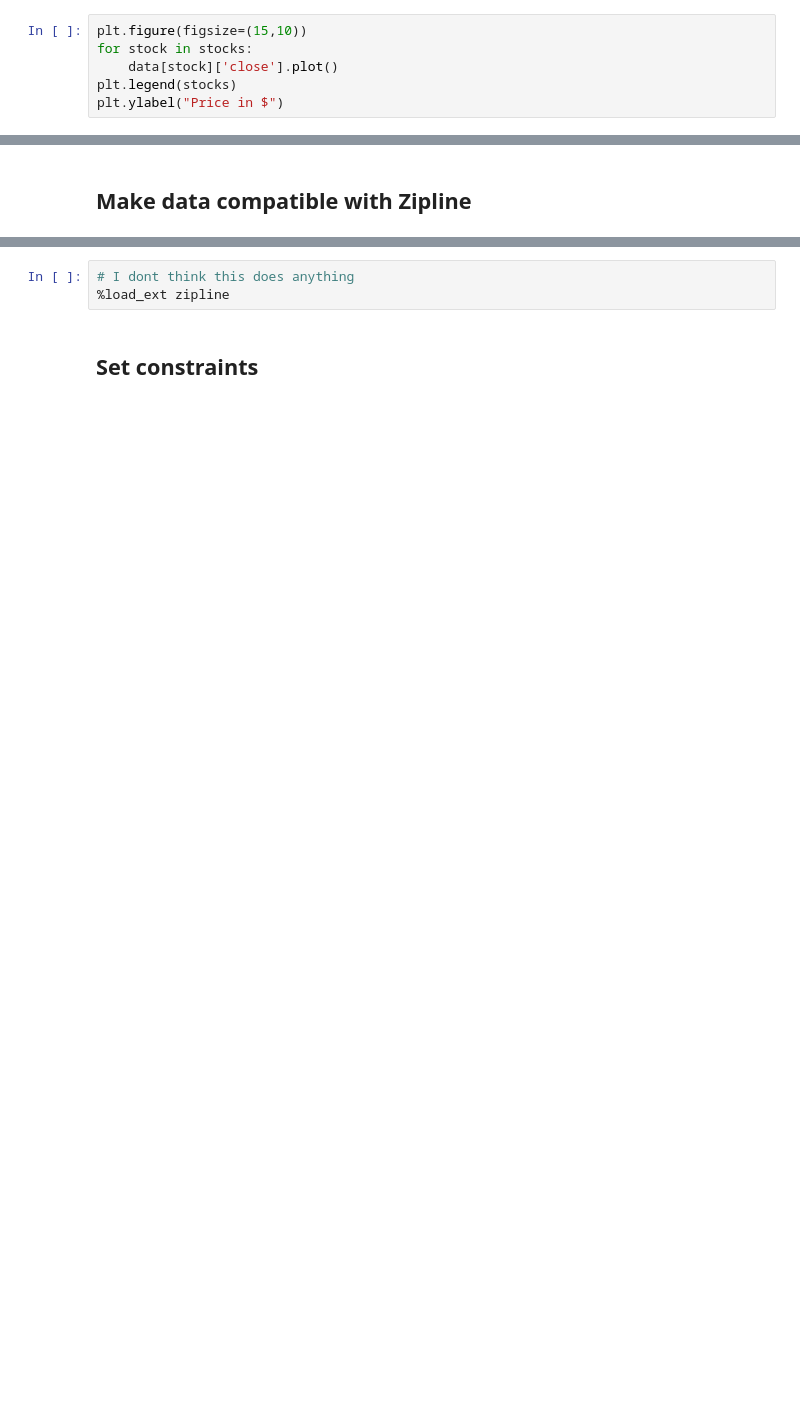
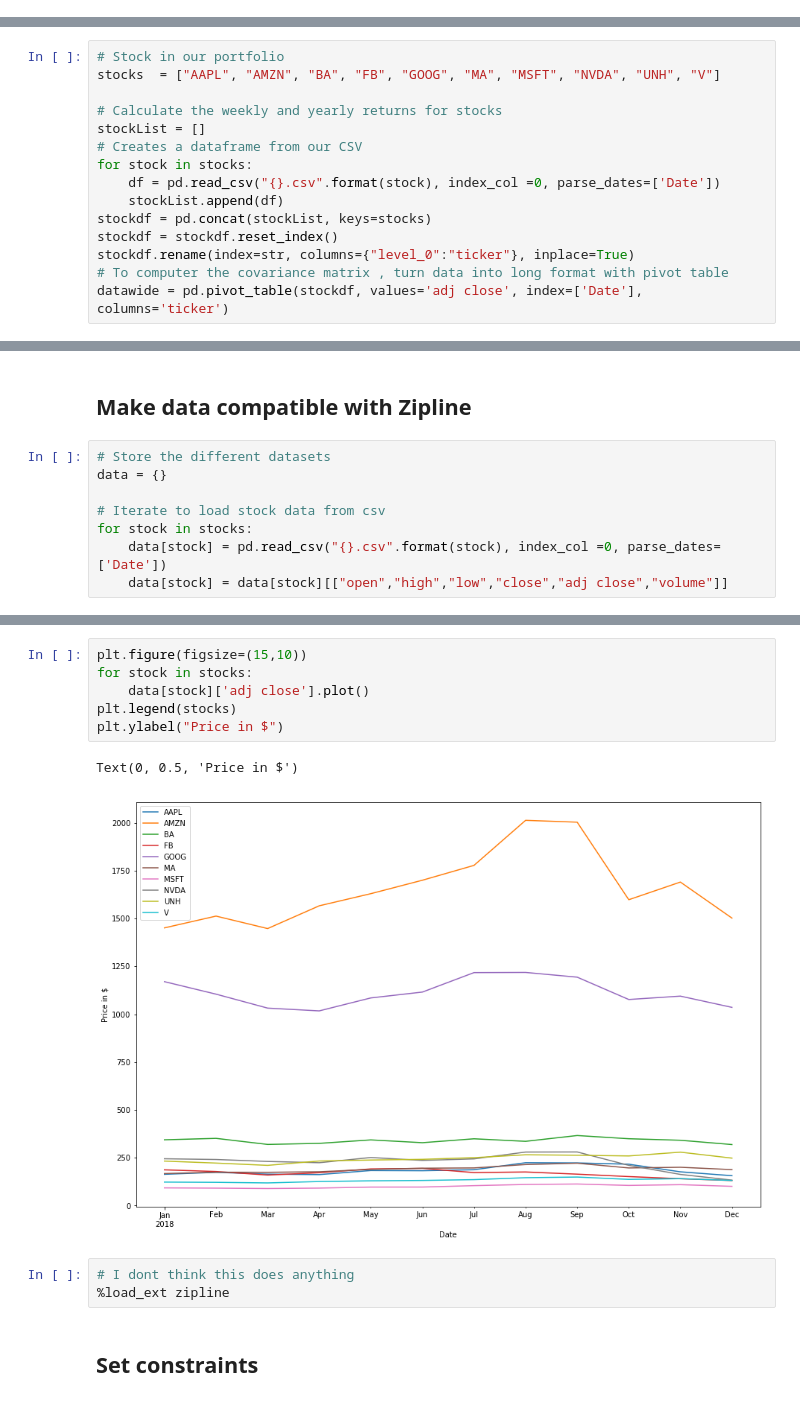
Before and after one commit to demidang12/PSTAT134FinalGroupProject, a Jupyter notebook: FinalProject.ipynb, the cells around one changed output, grey strips where cells are left out. Saved outputs shown, nothing was run; the diff lists cells and outputs as text; blank space fills up the shorter version.

```diff
--- a/FinalProject.ipynb
+++ b/FinalProject.ipynb
@@ -30,6 +17,0 @@ for stock in stocks:
-# %%
-plt.figure(figsize=(15,10))
-for stock in stocks:
-    data[stock]['close'].plot()
-plt.legend(stocks)
-plt.ylabel("Price in $")
@@ -40,0 +18,15 @@ data
+# %%
+# Stock in our portfolio
+stocks  = ["AAPL", "AMZN", "BA", "FB", "GOOG", "MA", "MSFT", "NVDA", "UNH", "V"]
+
+# Calculate the weekly and yearly returns for stocks
+stockList = []
+# Creates a dataframe from our CSV
+for stock in stocks:
+    df = pd.read_csv("{}.csv".format(stock), index_col =0, parse_dates=['Date'])
+    stockList.append(df)
+stockdf = pd.concat(stockList, keys=stocks)
+stockdf = stockdf.reset_index()
+stockdf.rename(index=str, columns={"level_0":"ticker"}, inplace=True)
+# To computer the covariance matrix , turn data into long format with pivot table
+datawide = pd.pivot_table(stockdf, values='adj close', index=['Date'], columns='ticker')
@@ -41,5 +66,13 @@ data
 # %% [markdown]
 ## Make data compatible with Zipline
+# %%
+# Store the different datasets
+data = {}
+
+# Iterate to load stock data from csv
+for stock in stocks:
+    data[stock] = pd.read_csv("{}.csv".format(stock), index_col =0, parse_dates=['Date'])
+    data[stock] = data[stock][["open","high","low","close","adj close","volume"]]
 # %%
 # Convert data to panel
 StockPrice = pd.Panel(data)
@@ -49,3 +88,12 @@ print(StockPrice)
+# %%
+plt.figure(figsize=(15,10))
+for stock in stocks:
+    data[stock]['adj close'].plot()
+plt.legend(stocks)
+plt.ylabel("Price in $")
+# %% [output]
+Text(0, 0.5, 'Price in $')
+[figure, added]
 # %%
 # I dont think this does anything
 %load_ext zipline
```
Also changed, not shown: parts of 9 cells of this notebook, 8 other files.
